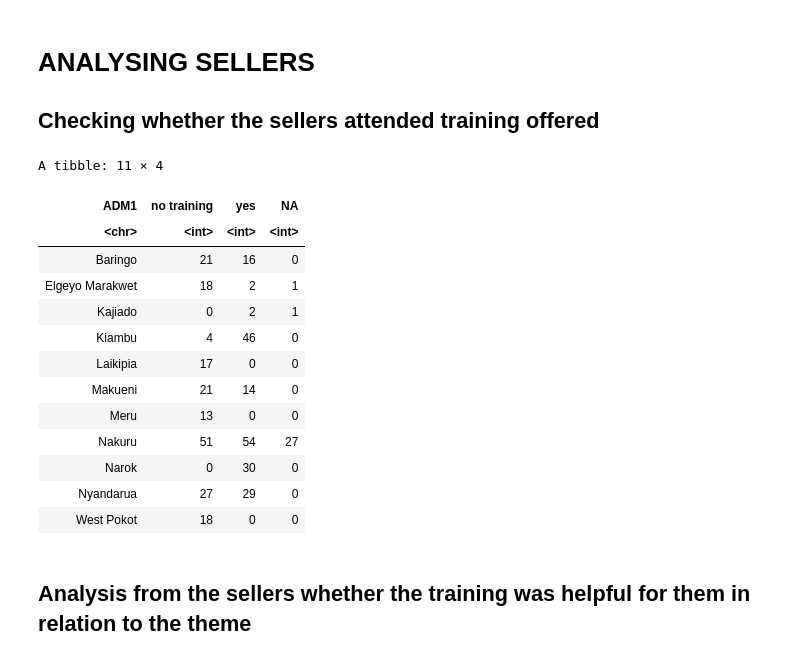
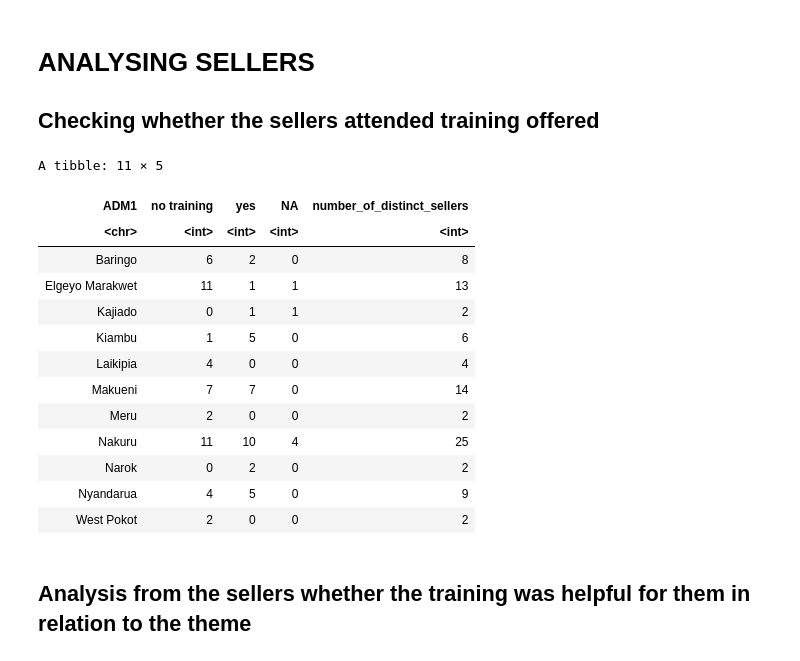
Before and after one commit to loureenvalyne/R_projects, a Jupyter notebook: nursery_survey_data_Analyis_with_R.ipynb, the cells around one changed output. Cells and saved outputs as stored; diff of their text form; code cells hidden in the pictures.

```diff
--- a/nursery_survey_data_Analyis_with_R.ipynb
+++ b/nursery_survey_data_Analyis_with_R.ipynb
@@ -965,30 +988,40 @@ Those who are not sales argue that they do not take part in Seed Sales because t
 # ANALYSING SELLERS
 ## Checking whether the sellers attended training offered
 # %%
-# Create the pivot table for training_attended per county with "No" changed to "no"
+# Summarize data for distinct sellers and their training responses
 pivot_table_training_attended <- nursery_survey_data %>%
-  mutate(training_attended = tolower(training_attended)) %>%  # Convert "No" to "no"
-  group_by(ADM1, training_attended) %>%
-  summarize(count = n(), .groups = "drop") %>%
-  pivot_wider(names_from = training_attended, values_from = count, values_fill = list(count = 0))
+  mutate(
+    training_attended = ifelse(training_attended == "", NA, tolower(training_attended))  # Replace blanks with NA and convert to lowercase
+  ) %>%
+  distinct(ADM1, seller_name, training_attended) %>%  # Keep unique combinations
+  group_by(ADM1, training_attended) %>%  # Group by county and training status
+  summarize(count = n(), .groups = "drop") %>%  # Count occurrences
+  pivot_wider(
+    names_from = training_attended,
+    values_from = count,
+    values_fill = list(count = 0)
+  ) %>%
+  rowwise() %>%
+  mutate(number_of_distinct_sellers = sum(c_across(-ADM1), na.rm = TRUE)) %>%  # Add total distinct sellers
+  ungroup()
 
 # View the pivot table
 View(pivot_table_training_attended)
 # %% [output]
-A tibble: 11 × 4
+A tibble: 11 × 5
-| ADM1 | no training | yes | NA |
-| <chr> | <int> | <int> | <int> |
-| Baringo | 21 | 16 | 0 |
-| Elgeyo Marakwet | 18 | 2 | 1 |
-| Kajiado | 0 | 2 | 1 |
-| Kiambu | 4 | 46 | 0 |
-| Laikipia | 17 | 0 | 0 |
-| Makueni | 21 | 14 | 0 |
-| Meru | 13 | 0 | 0 |
-| Nakuru | 51 | 54 | 27 |
-| Narok | 0 | 30 | 0 |
-| Nyandarua | 27 | 29 | 0 |
-| West Pokot | 18 | 0 | 0 |
+| ADM1 | no training | yes | NA | number_of_distinct_sellers |
+| <chr> | <int> | <int> | <int> | <int> |
+| Baringo | 6 | 2 | 0 | 8 |
+| Elgeyo Marakwet | 11 | 1 | 1 | 13 |
+| Kajiado | 0 | 1 | 1 | 2 |
+| Kiambu | 1 | 5 | 0 | 6 |
+| Laikipia | 4 | 0 | 0 | 4 |
+| Makueni | 7 | 7 | 0 | 14 |
+| Meru | 2 | 0 | 0 | 2 |
+| Nakuru | 11 | 10 | 4 | 25 |
+| Narok | 0 | 2 | 0 | 2 |
+| Nyandarua | 4 | 5 | 0 | 9 |
+| West Pokot | 2 | 0 | 0 | 2 |
 # %% [markdown]
 ## Analysis from the sellers whether the training was helpful for them in relation to the theme
 # %%
```
Also changed, not shown: parts of 32 cells of this notebook.
